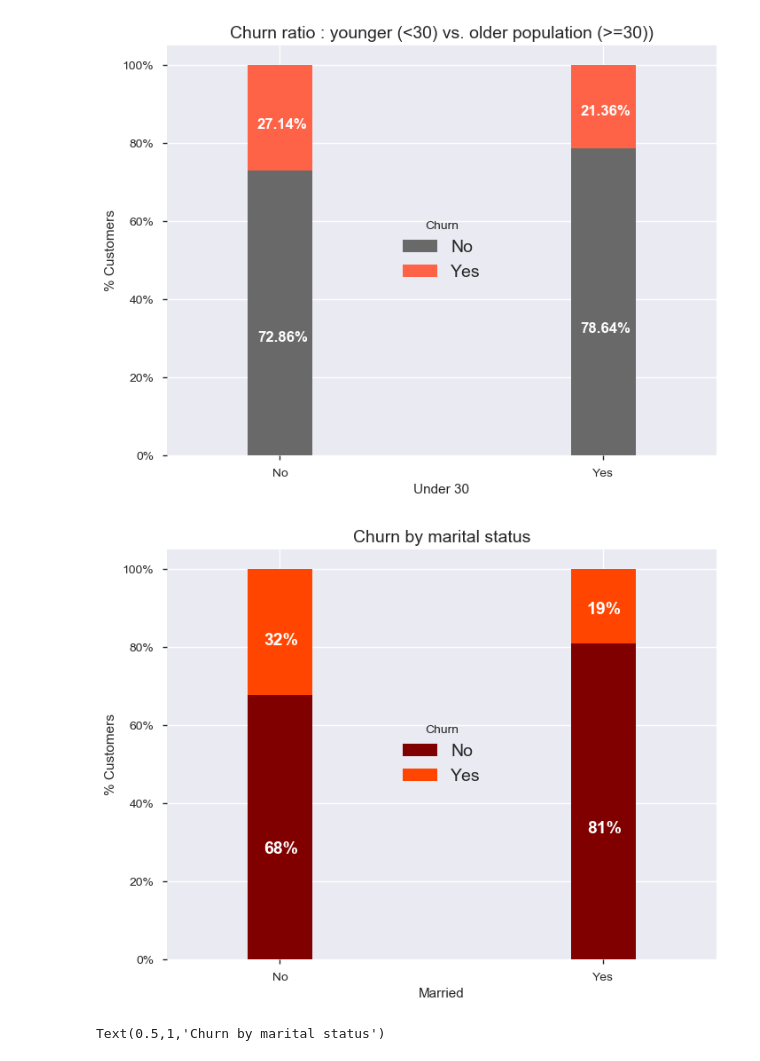
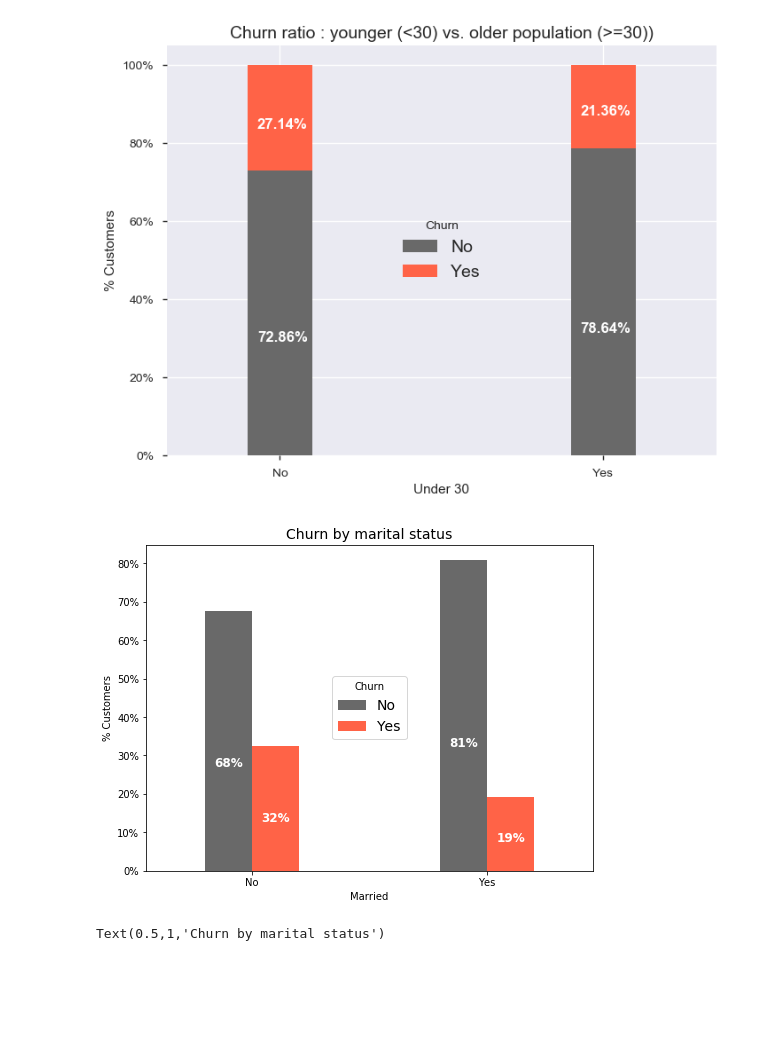
Before and after one commit to minhajforhad/Customer-Churn-Prediction-in-Telecommunication-Service-Industry, a Jupyter notebook: Telco_Churn_Prediction_Multi_Files_v2.ipynb, the cells around one changed output. Drawn from its saved outputs; the diff is of its cells as text; code cells hidden in the pictures; blank space fills up the shorter version.

```diff
--- a/Telco_Churn_Prediction_Multi_Files_v2.ipynb
+++ b/Telco_Churn_Prediction_Multi_Files_v2.ipynb
@@ -947,29 +962,29 @@ for p in ax.patches:
 # %% [output]
 [figure]
 # %%
-colors = ['maroon', 'orangered']
+colors = ['dimgray', 'tomato']
 married_churn = telco_df2.groupby(['Married','Churn Label']).size().unstack()
 
 ax = (married_churn.T*100.0 / married_churn.T.sum()).T.plot(kind='bar',
-                                                                width = 0.2,
-                                                                stacked = True,
+                                                                width = 0.4,
+                                                                stacked = False,
                                                                 rot = 0,
                                                                 figsize = (8,6),
                                                                 color = colors)
 ax.yaxis.set_major_formatter(mtick.PercentFormatter())
 ax.legend(loc='center',prop={'size':14},title = 'Churn')
 ax.set_ylabel('% Customers')
 ax.set_title('Churn by marital status',size = 14)
 
 # Code to add the data labels on the stacked bar chart
 for p in ax.patches:
     width, height = p.get_width(), p.get_height()
     x, y = p.get_xy()
-    ax.annotate('{:.0f}%'.format(height), (p.get_x()+.25*width, p.get_y()+.4*height),
+    ax.annotate('{:.0f}%'.format(height), (p.get_x()+.20*width, p.get_y()+.4*height),
                 color = 'white',
-               weight = 'bold',size =14)
+               weight = 'bold',size =12)
 # %% [output]
-[figure, old version]
+[figure, new version]
 # %%
 sns.set_palette("bright")
 ax=sns.countplot(x='Married',hue='Churn Label',data=telco_df2)
```
Also changed, not shown: parts of 11 cells of this notebook.
